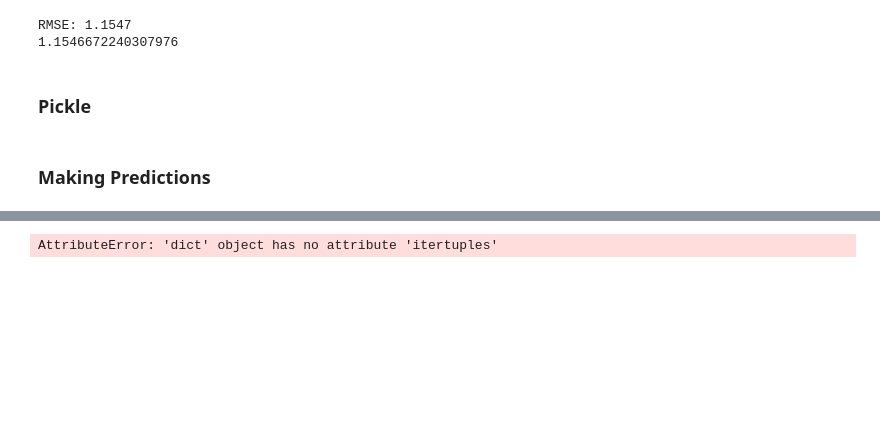
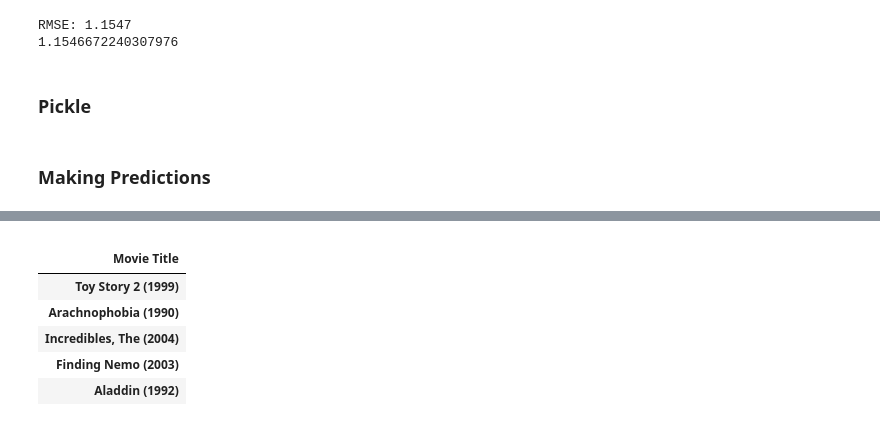
Before and after one commit to dablake7/bsc-phase-four-project, a Jupyter notebook: notebooks/exploratory/gabe/Master.ipynb, the cells around one changed output, grey strips where cells are left out. Cells and saved outputs as stored; diff of their text form; code cells hidden in the pictures; blank space fills up the shorter version.

```diff
--- a/notebooks/exploratory/gabe/Master.ipynb
+++ b/notebooks/exploratory/gabe/Master.ipynb
@@ -113,4 +110,0 @@ def model_function(u, i, rating):
-# %%
-model_function(1,5,4)
-# %% [output]
-AttributeError: 'dict' object has no attribute 'itertuples'
@@ -116,0 +113,27 @@ AttributeError: 'dict' object has no attribute 'itertuples'
+# %%
+ratings_matrix = merged_data.pivot_table(index='userId',columns='title',values='rating')
+ratings_matrix.to_csv('./ratings_matrix.csv', index = False)
+# %%
+def movie_recommendations(movie_name):
+    user_ratings = ratings_matrix[movie_name]
+    correlation_with_movie = pd.DataFrame(ratings_matrix.corrwith(user_ratings))
+    correlation_with_movie = correlation_with_movie.join(rating_data['# of ratings'])
+    correlation_with_movie.columns = [f'Corr. With {movie_name}', '# of Ratings']
+    correlation_with_movie.index.names = ['Movie Title']
+    #return correlation_with_movie[correlation_with_movie['# of Ratings'] > 50].sort_values(f'Corr. With {movie_name}', ascending = False).iloc[1:,:].head(5)
+    return correlation_with_movie[correlation_with_movie['# of Ratings'] > 50].sort_values(f'Corr. With {movie_name}', ascending = False).iloc[1:,:0].head(5)
+
+merged_data = pd.merge(ratings , movies, on='movieId')
+
+rating_data = pd.DataFrame(merged_data.groupby('title')['rating','movieId','userId'].mean())
+rating_data['# of ratings'] = merged_data.groupby('title')['rating'].count()
+# %%
+movie_recommendations('Toy Story (1995)')
+# %% [output]
+|  |
+| Movie Title |
+| Toy Story 2 (1999) |
+| Arachnophobia (1990) |
+| Incredibles, The (2004) |
+| Finding Nemo (2003) |
+| Aladdin (1992) |
```
Also changed, not shown: parts of 22 cells of this notebook, 2 other files.
